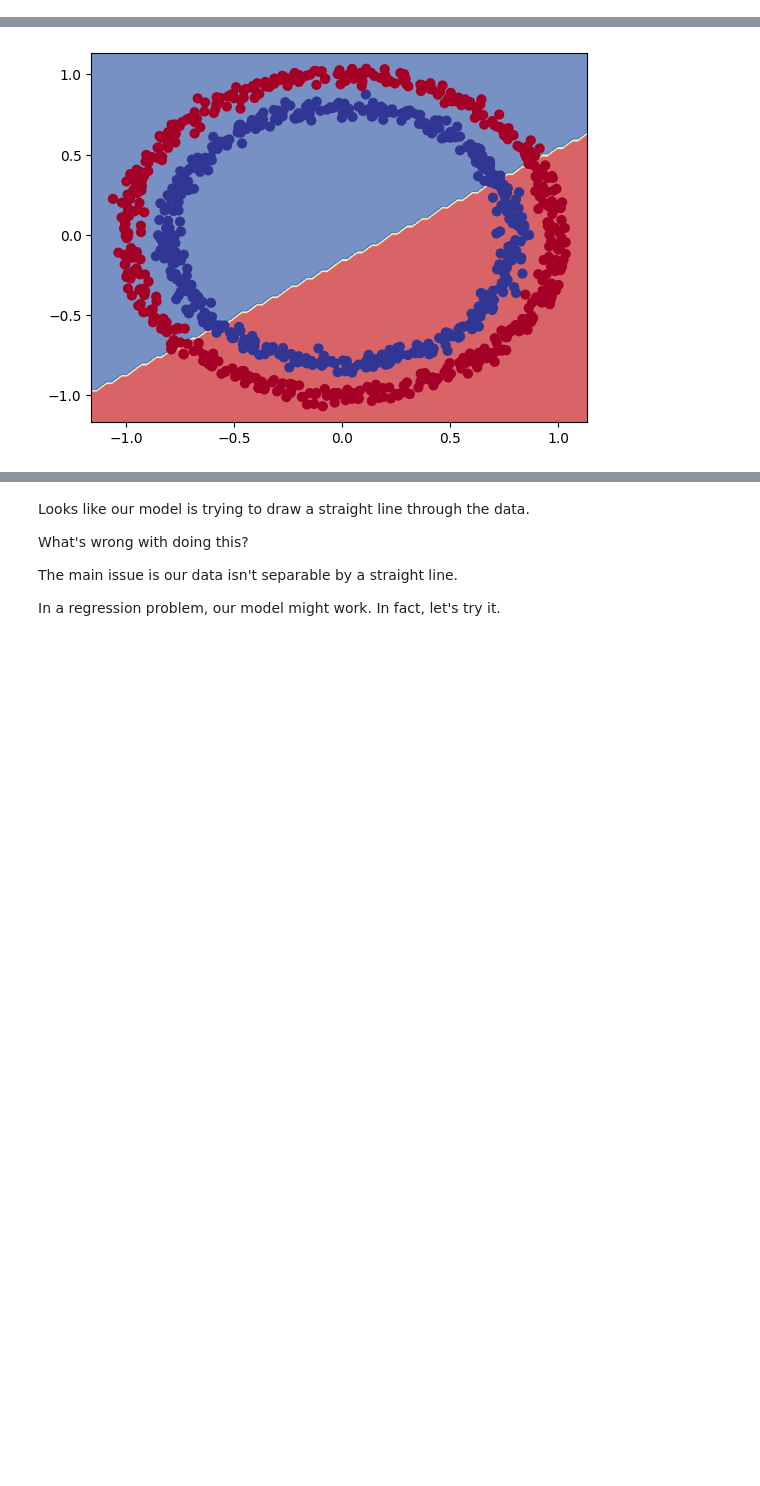
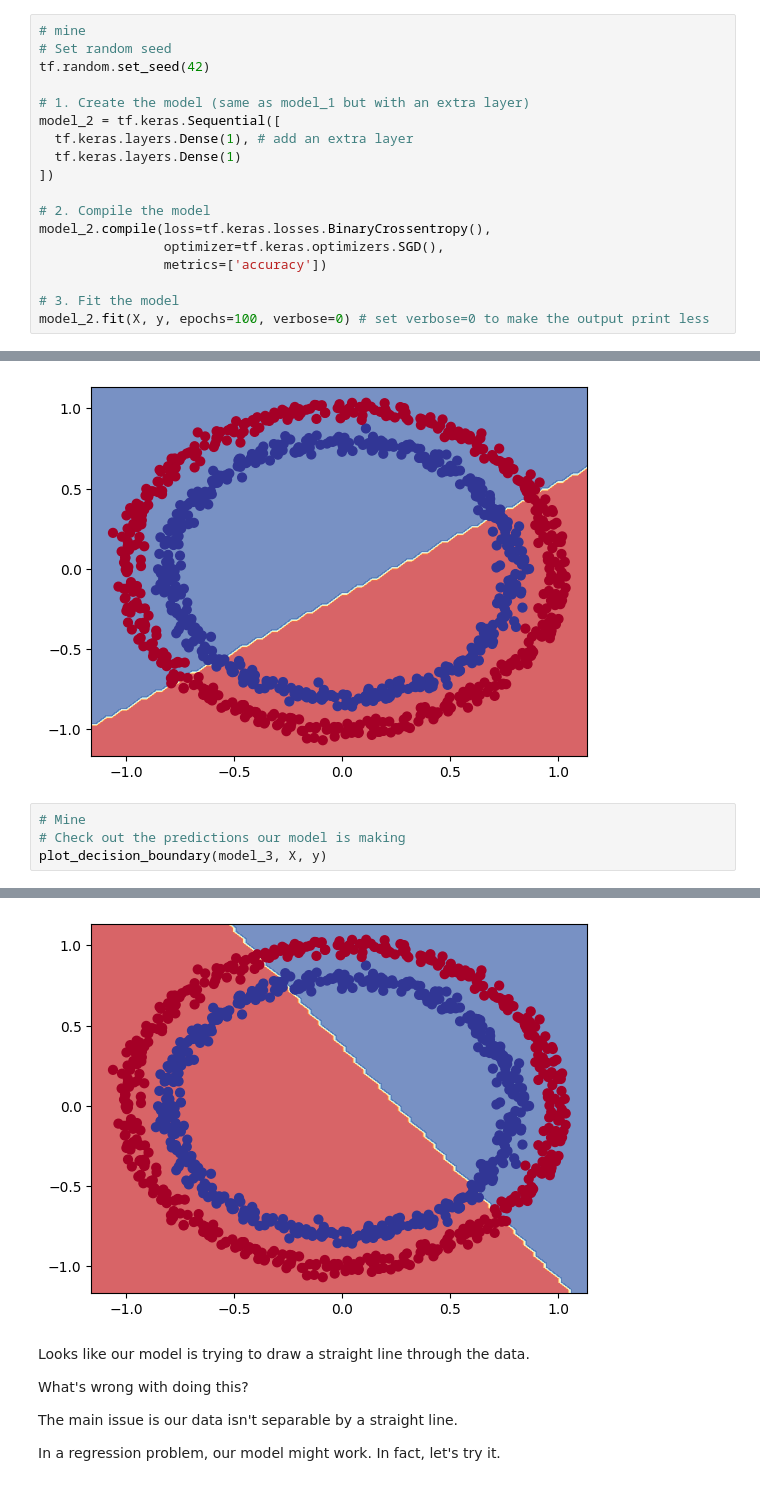
Before and after one commit to gostjoke/tensorflow-deep-learning, a Jupyter notebook: 02_neural_network_classification_in_tensorflow.ipynb, the cells around one changed output, grey strips where cells are left out. Cells and saved outputs as stored; diff of their text form; blank space fills up the shorter version.

```diff
--- a/02_neural_network_classification_in_tensorflow.ipynb
+++ b/02_neural_network_classification_in_tensorflow.ipynb
@@ -282,3 +346,21 @@ model_2.compile(loss=tf.keras.losses.BinaryCrossentropy(),
 model_2.fit(X, y, epochs=100, verbose=0) # set verbose=0 to make the output print less
 # %% [output]
 <keras.src.callbacks.History at 0x...>
+# %%
+# mine
+# Set random seed
+tf.random.set_seed(42)
+
+# 1. Create the model (same as model_1 but with an extra layer)
+model_2 = tf.keras.Sequential([
+  tf.keras.layers.Dense(1), # add an extra layer
+  tf.keras.layers.Dense(1)
+])
+
+# 2. Compile the model
+model_2.compile(loss=tf.keras.losses.BinaryCrossentropy(),
+                optimizer=tf.keras.optimizers.SGD(),
+                metrics=['accuracy'])
+
+# 3. Fit the model
+model_2.fit(X, y, epochs=100, verbose=0) # set verbose=0 to make the output print less
@@ -420,3 +569,8 @@ plot_decision_boundary(model_3, X, y)
 313/313 [==============================] - 0s 1ms/step
 doing binary classifcation...
 [figure]
+# %%
+# Mine
+# Check out the predictions our model is making
+plot_decision_boundary(model_3, X, y)
+# %% [output]
@@ -423,3 +579,4 @@ doing binary classifcation...
+[figure, added]
 # %% [markdown]
 Looks like our model is trying to draw a straight line through the data.
 
```
Also changed, not shown: parts of 24 cells of this notebook, 3 other files.
